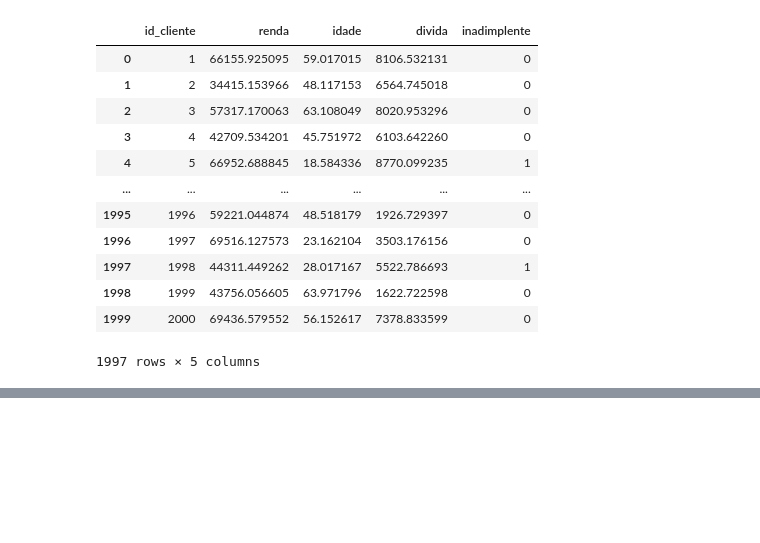
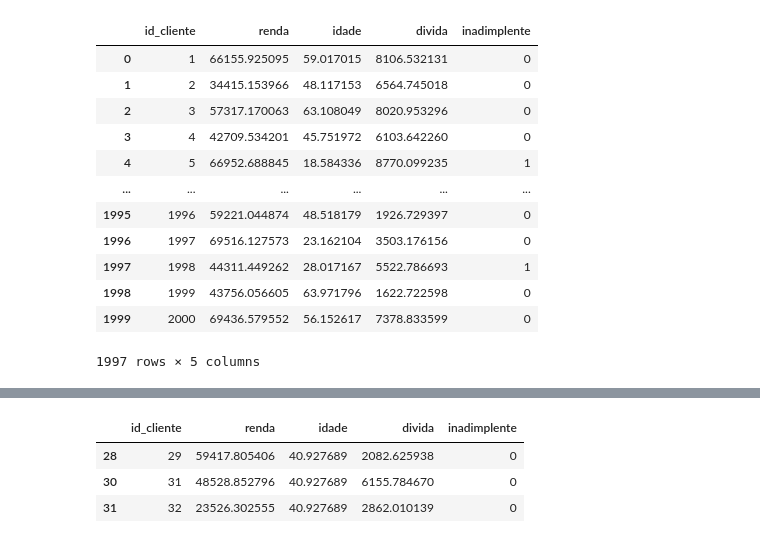
Before and after one commit to rossilucaz/python-machine-learning-data-science, a Jupyter notebook: pre-processamento-dos-dados.ipynb, the cells around one changed output, grey strips where cells are left out. Saved outputs shown, nothing was run; the diff lists cells and outputs as text; code cells hidden in the pictures; blank space fills up the shorter version.

```diff
--- a/pre-processamento-dos-dados.ipynb
+++ b/pre-processamento-dos-dados.ipynb
@@ -154,0 +211,2 @@ data_credit3
+# %%
+data_credit['idade'] = data_credit['idade'].fillna(data_credit['idade'].mean())
@@ -154,0 +220,7 @@ data_credit3
+# %%
+data_credit.loc[data_credit['id_cliente'].isin([29,31,32])]
+# %% [output]
+|  | id_cliente | renda | idade | divida | inadimplente |
+| 28 | 29 | 59417.805406 | 40.927689 | 2082.625938 | 0 |
+| 30 | 31 | 48528.852796 | 40.927689 | 6155.784670 | 0 |
+| 31 | 32 | 23526.302555 | 40.927689 | 2862.010139 | 0 |
```
Also changed, not shown: parts of 12 cells of this notebook.
